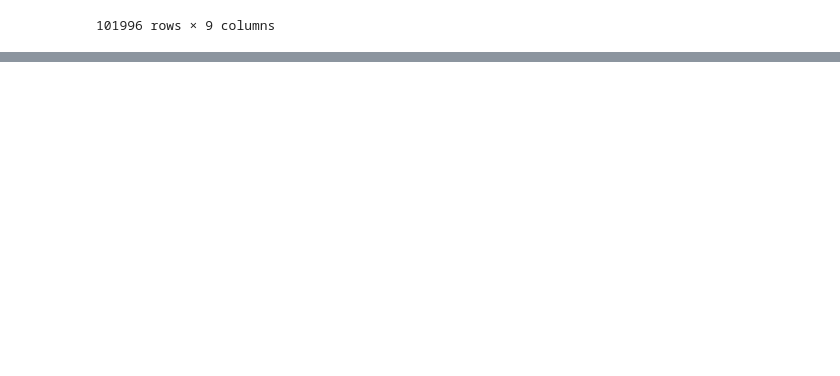
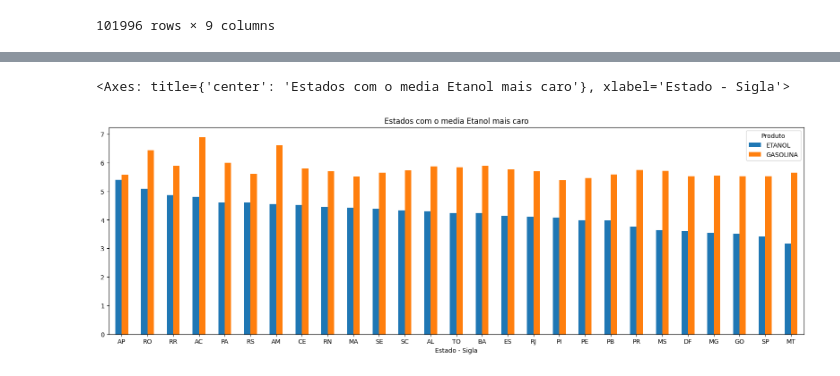
Before and after one commit to arthurlorran1/Projeto-4, a Jupyter notebook: notebook.ipynb, the cells around one changed output, grey strips where cells are left out. Cells and saved outputs as stored; diff of their text form; code cells hidden in the pictures; blank space fills up the shorter version.

```diff
--- a/notebook.ipynb
+++ b/notebook.ipynb
@@ -200,0 +263,3 @@ etanol_nov_S = etanol_nov[etanol_nov['Regiao - Sigla'] == 'S']
+# %%
+gp2E = gp2.sort_values(by = 'ETANOL', ascending=False)
+gp2G = gp2.sort_values(by = 'GASOLINA',ascending=False)
@@ -200,0 +271,5 @@ etanol_nov_S = etanol_nov[etanol_nov['Regiao - Sigla'] == 'S']
+# %%
+gp2E.plot.bar(rot = 0, figsize=(20,6),title='Estados com o media Etanol mais caro')
+# %% [output]
+<Axes: title={'center': 'Estados com o media Etanol mais caro'}, xlabel='Estado - Sigla'>
+[figure, added]
```
Also changed, not shown: parts of 30 cells of this notebook, 2 other files.
